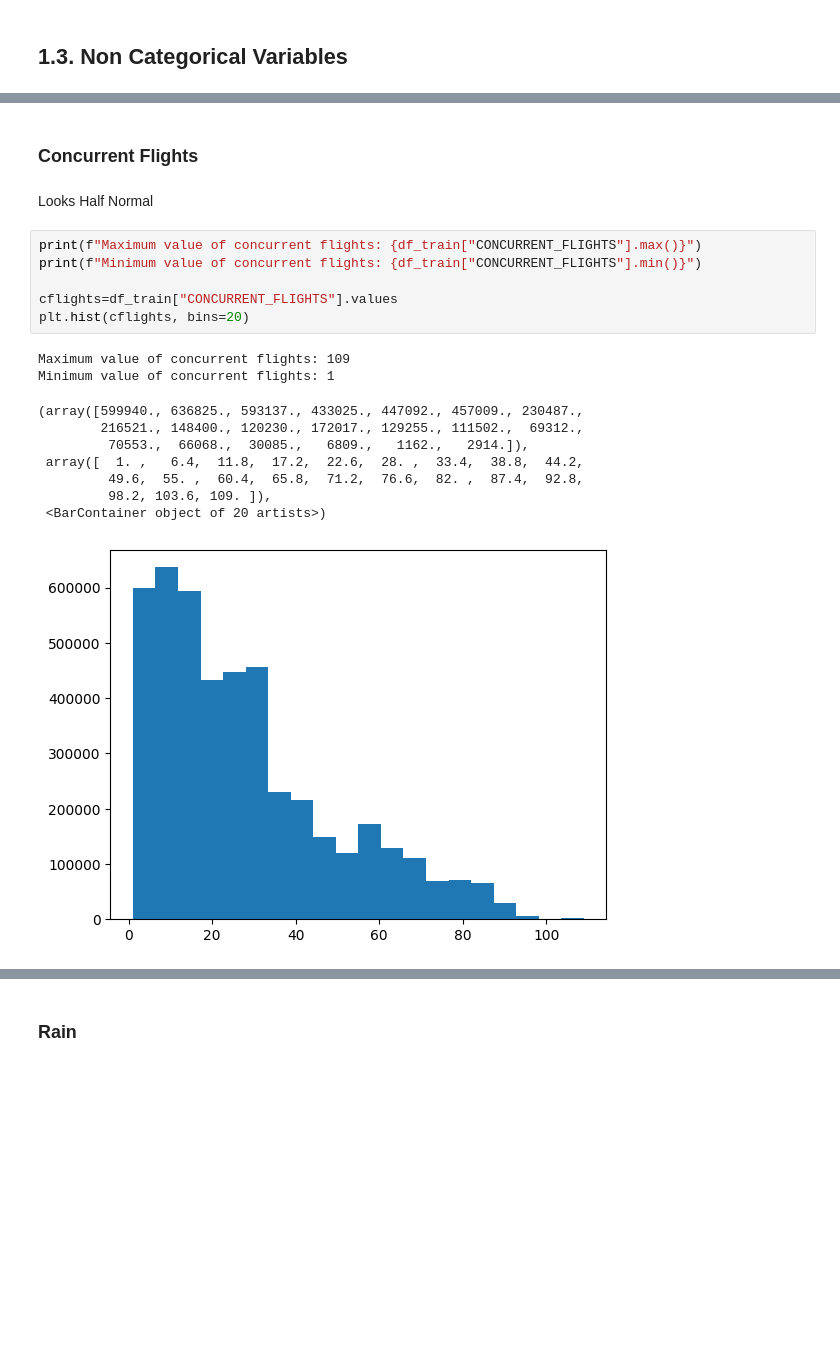
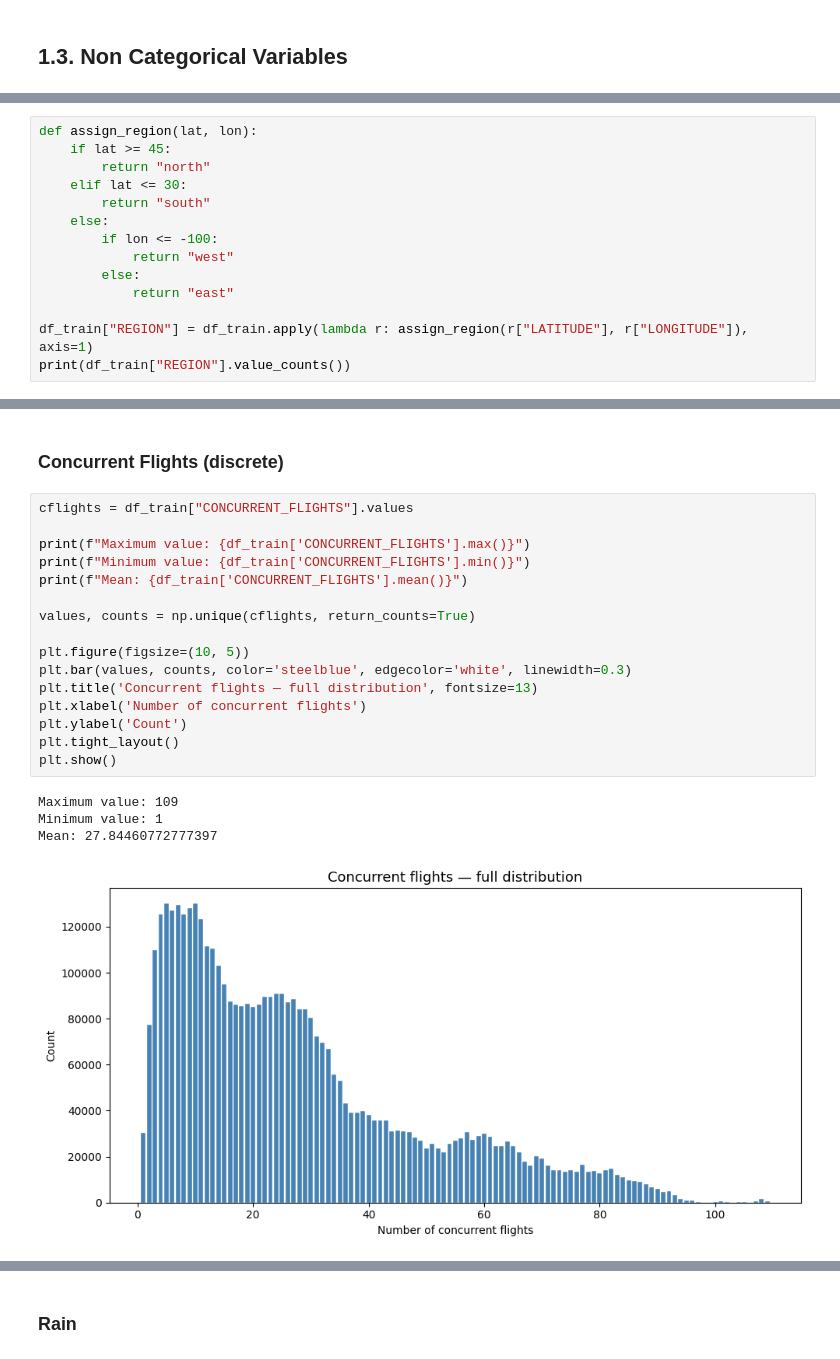
Before and after one commit to mariatmvendas/mbml_project, a Jupyter notebook: EDA.ipynb, the cells around one changed output, grey strips where cells are left out. Drawn from its saved outputs; the diff is of its cells as text; blank space fills up the shorter version.

```diff
--- a/EDA.ipynb
+++ b/EDA.ipynb
@@ -118,0 +155,14 @@ Name: count, dtype: int64
+# %%
+def assign_region(lat, lon):
+    if lat >= 45:
+        return "north"
+    elif lat <= 30:
+        return "south"
+    else:
+        if lon <= -100:
+            return "west"
+        else:
+            return "east"
+
+df_train["REGION"] = df_train.apply(lambda r: assign_region(r["LATITUDE"], r["LONGITUDE"]), axis=1)
+print(df_train["REGION"].value_counts())
@@ -119,21 +176,23 @@ Name: count, dtype: int64
 # %% [markdown]
-### Concurrent Flights
+### Concurrent Flights (discrete)
-# %% [markdown]
-Looks Half Normal
-# %%
-print(f"Maximum value of concurrent flights: {df_train["CONCURRENT_FLIGHTS"].max()}")
-print(f"Minimum value of concurrent flights: {df_train["CONCURRENT_FLIGHTS"].min()}")
-
-cflights=df_train["CONCURRENT_FLIGHTS"].values
-plt.hist(cflights, bins=20)
-# %% [output]
-Maximum value of concurrent flights: 109
-Minimum value of concurrent flights: 1
-(array([599940., 636825., 593137., 433025., 447092., 457009., 230487.,
-        216521., 148400., 120230., 172017., 129255., 111502.,  69312.,
-         70553.,  66068.,  30085.,   6809.,   1162.,   2914.]),
- array([  1. ,   6.4,  11.8,  17.2,  22.6,  28. ,  33.4,  38.8,  44.2,
-         49.6,  55. ,  60.4,  65.8,  71.2,  76.6,  82. ,  87.4,  92.8,
-         98.2, 103.6, 109. ]),
- <BarContainer object of 20 artists>)
-[figure, removed]
+# %%
+cflights = df_train["CONCURRENT_FLIGHTS"].values
+
+print(f"Maximum value: {df_train['CONCURRENT_FLIGHTS'].max()}")
+print(f"Minimum value: {df_train['CONCURRENT_FLIGHTS'].min()}")
+print(f"Mean: {df_train['CONCURRENT_FLIGHTS'].mean()}")
+
+values, counts = np.unique(cflights, return_counts=True)
+
+plt.figure(figsize=(10, 5))
+plt.bar(values, counts, color='steelblue', edgecolor='white', linewidth=0.3)
+plt.title('Concurrent flights — full distribution', fontsize=13)
+plt.xlabel('Number of concurrent flights')
+plt.ylabel('Count')
+plt.tight_layout()
+plt.show()
+# %% [output]
+Maximum value: 109
+Minimum value: 1
+Mean: 27.84460772777397
+[figure, added]
```
Also changed, not shown: parts of 55 cells of this notebook.
